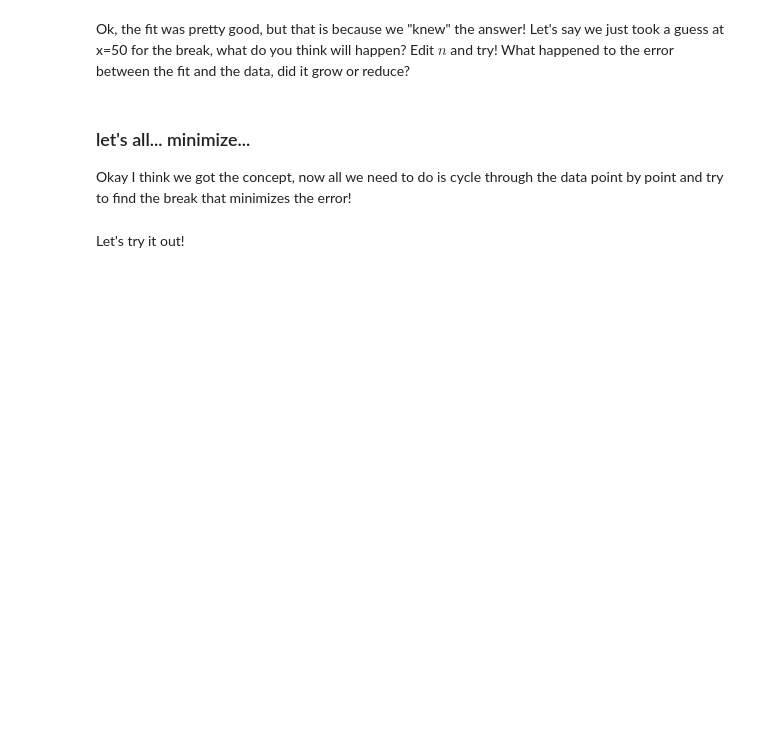
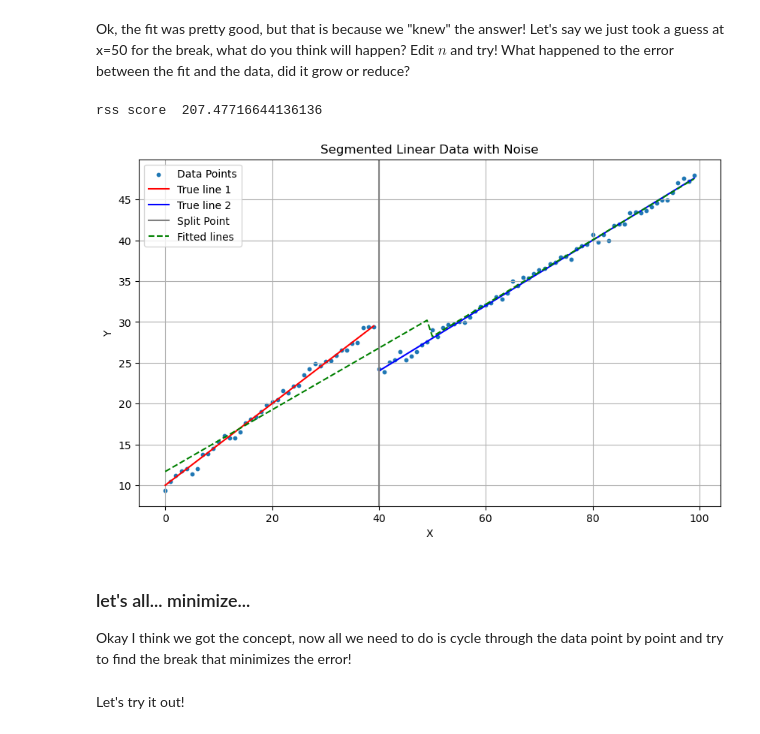
Before and after one commit to adriantompkins/climate-book, a Jupyter notebook: _build/html/_sources/notebooks/part2_cda/CDA3_breakpoint_analysis.ipynb, the cells around one changed output. Cells and saved outputs as stored; diff of their text form; code cells hidden in the pictures; blank space fills up the shorter version.

```diff
--- a/_build/html/_sources/notebooks/part2_cda/CDA3_breakpoint_analysis.ipynb
+++ b/_build/html/_sources/notebooks/part2_cda/CDA3_breakpoint_analysis.ipynb
@@ -176,5 +179,18 @@ ax.legend()
 # %% [markdown]
 Ok, the fit was pretty good, but that is because we "knew" the answer!  Let's say we just took a guess at x=50 for the break, what do you think will happen? Edit $n$ and try! What happened to the error between the fit and the data, did it grow or reduce?
+# %%
+# Now we take a bad guess... 50
+n=50
+ypred,rss=piecewise_polyfit(xpts, ypts, n)
+fig,ax=plot_segmented_data(xpts, ypts, line1, line2, split_point)
+
+# now we add the fit lines
+ax.plot(xpts,ypred,color='green', linestyle='--',label="Fitted lines")
+ax.legend()
+print ("rss score ",rss)
+# %% [output]
+rss score  207.47716644136136
+[figure, added]
 # %% [markdown]
 ### let's all... minimize...
 
```
Also changed, not shown: parts of 12 cells of this notebook, 58 other files.
